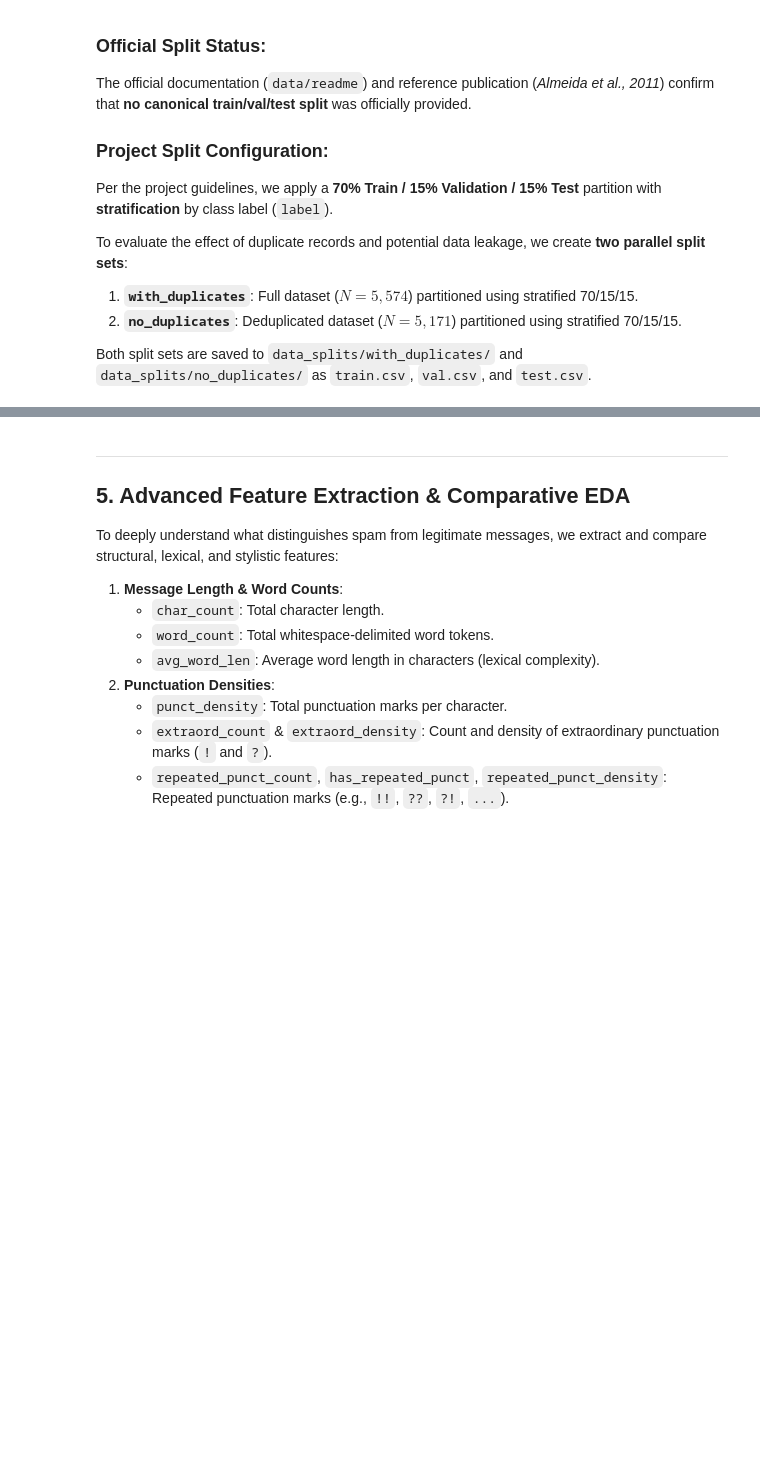
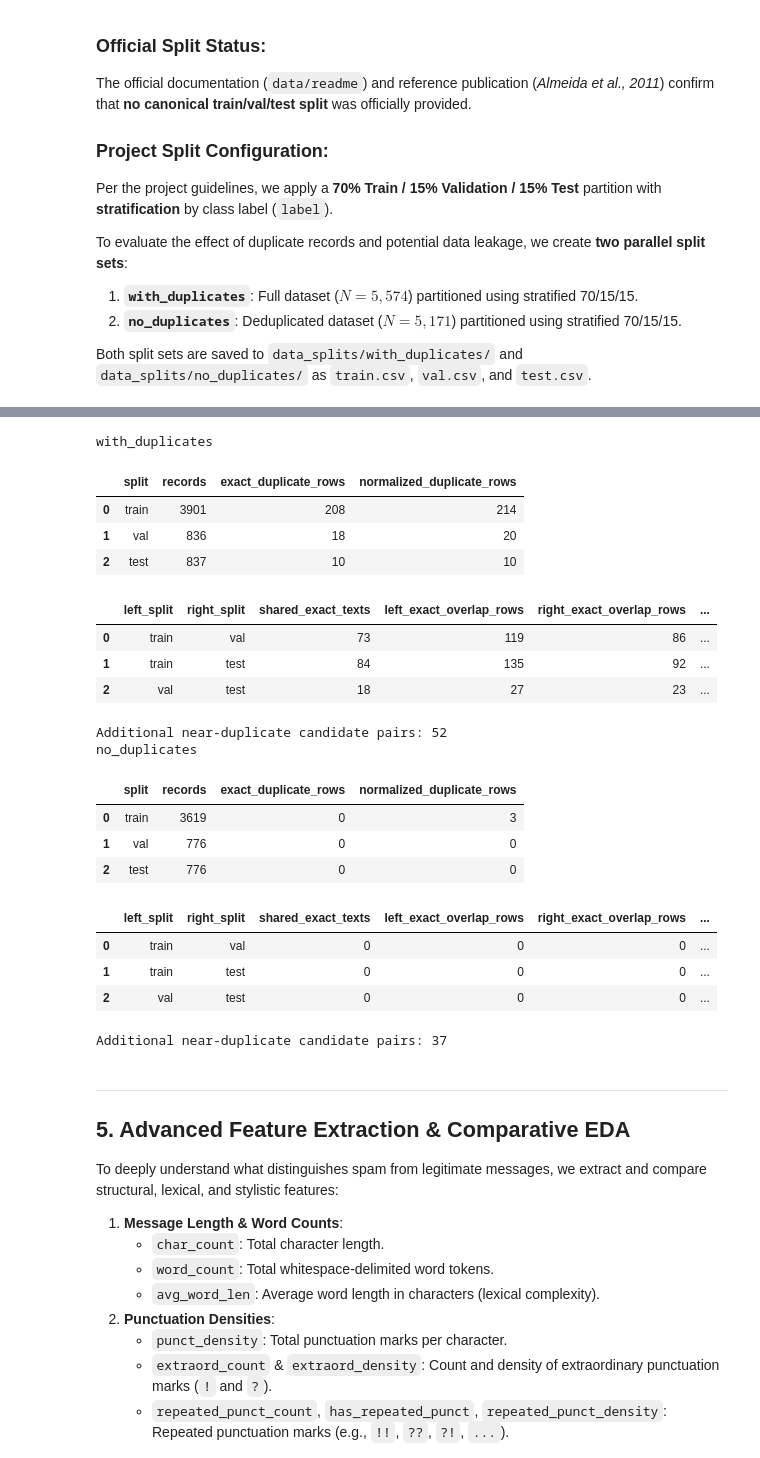
Before and after one commit to Egor332/PPD_Proj, a Jupyter notebook: eda.ipynb, the cells around one changed output, grey strips where cells are left out. Saved outputs shown, nothing was run; the diff lists cells and outputs as text; code cells hidden in the pictures; blank space fills up the shorter version.

Commit message:
validated split loading and duplicate audits - extract to python scripts

```diff
--- a/eda.ipynb
+++ b/eda.ipynb
@@ -458,6 +427,40 @@ display(pd.DataFrame(dup_checks))
 | 3 | No Duplicates | Train (70%) | 3619 | 0 | N/A (Reference) | N/A |
 | 4 | No Duplicates | Val (15%) | 776 | 0 | 0 | 0.00% |
 | 5 | No Duplicates | Test (15%) | 776 | 0 | 0 | 0.00% |
+# %%
+from sms_spam.audit import audit_duplicates
+
+duplicate_audits = {
+    "with_duplicates": audit_duplicates(with_duplicates),
+    "no_duplicates": audit_duplicates(no_duplicates),
+}
+
+for variant, audit in duplicate_audits.items():
+    print(variant)
+    display(audit.within_splits)
+    display(audit.between_splits)
+    print(f"Additional near-duplicate candidate pairs: {len(audit.near_duplicates)}")
+# %% [output]
+with_duplicates
+|  | split | records | exact_duplicate_rows | normalized_duplicate_rows |
+| 0 | train | 3901 | 208 | 214 |
+| 1 | val | 836 | 18 | 20 |
+| 2 | test | 837 | 10 | 10 |
+|  | left_split | right_split | shared_exact_texts | left_exact_overlap_rows | right_exact_overlap_rows | ... |
+| 0 | train | val | 73 | 119 | 86 | ... |
+| 1 | train | test | 84 | 135 | 92 | ... |
+| 2 | val | test | 18 | 27 | 23 | ... |
+Additional near-duplicate candidate pairs: 52
+no_duplicates
+|  | split | records | exact_duplicate_rows | normalized_duplicate_rows |
+| 0 | train | 3619 | 0 | 3 |
+| 1 | val | 776 | 0 | 0 |
+| 2 | test | 776 | 0 | 0 |
+|  | left_split | right_split | shared_exact_texts | left_exact_overlap_rows | right_exact_overlap_rows | ... |
+| 0 | train | val | 0 | 0 | 0 | ... |
+| 1 | train | test | 0 | 0 | 0 | ... |
+| 2 | val | test | 0 | 0 | 0 | ... |
+Additional near-duplicate candidate pairs: 37
 # %% [markdown]
 ---
 ## 5. Advanced Feature Extraction & Comparative EDA
```
Also changed, not shown: parts of 4 cells of this notebook, 16 other files.
